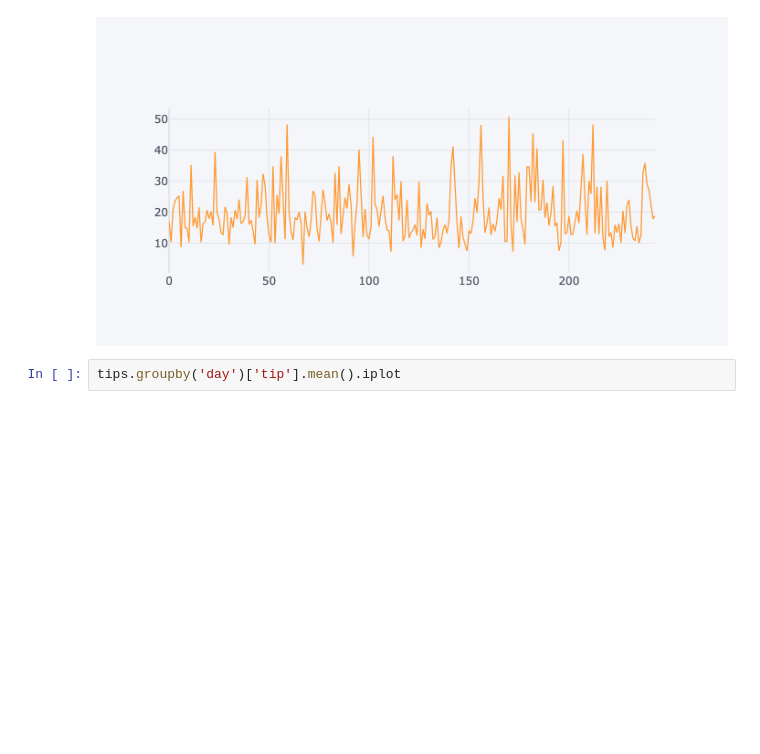
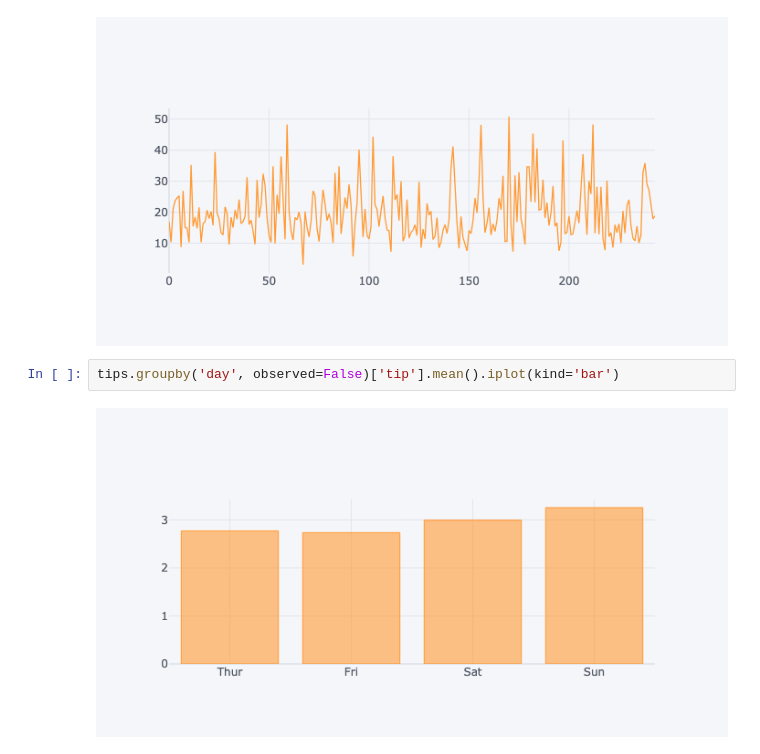
Before and after one commit to P-GhadgeDev/python-0-hero, a Jupyter notebook: DataVisualization/DVPlotlyAndCufflinks.ipynb, the cells around one changed output. Drawn from its saved outputs; the diff is of its cells as text; blank space fills up the shorter version.

Commit message:
Categorical, Distribution, Matrix, Regression, Plotly and Cufflinks Plots

```diff
--- a/DataVisualization/DVPlotlyAndCufflinks.ipynb
+++ b/DataVisualization/DVPlotlyAndCufflinks.ipynb
@@ -65,4 +65,6 @@ tips['total_bill'].iplot()
 # %% [output]
 [figure]
 # %%
-tips.groupby('day')['tip'].mean().iplot
+tips.groupby('day', observed=False)['tip'].mean().iplot(kind='bar')
+# %% [output]
+[figure, added]
```
Also changed, not shown: parts of 2 cells of this notebook.
